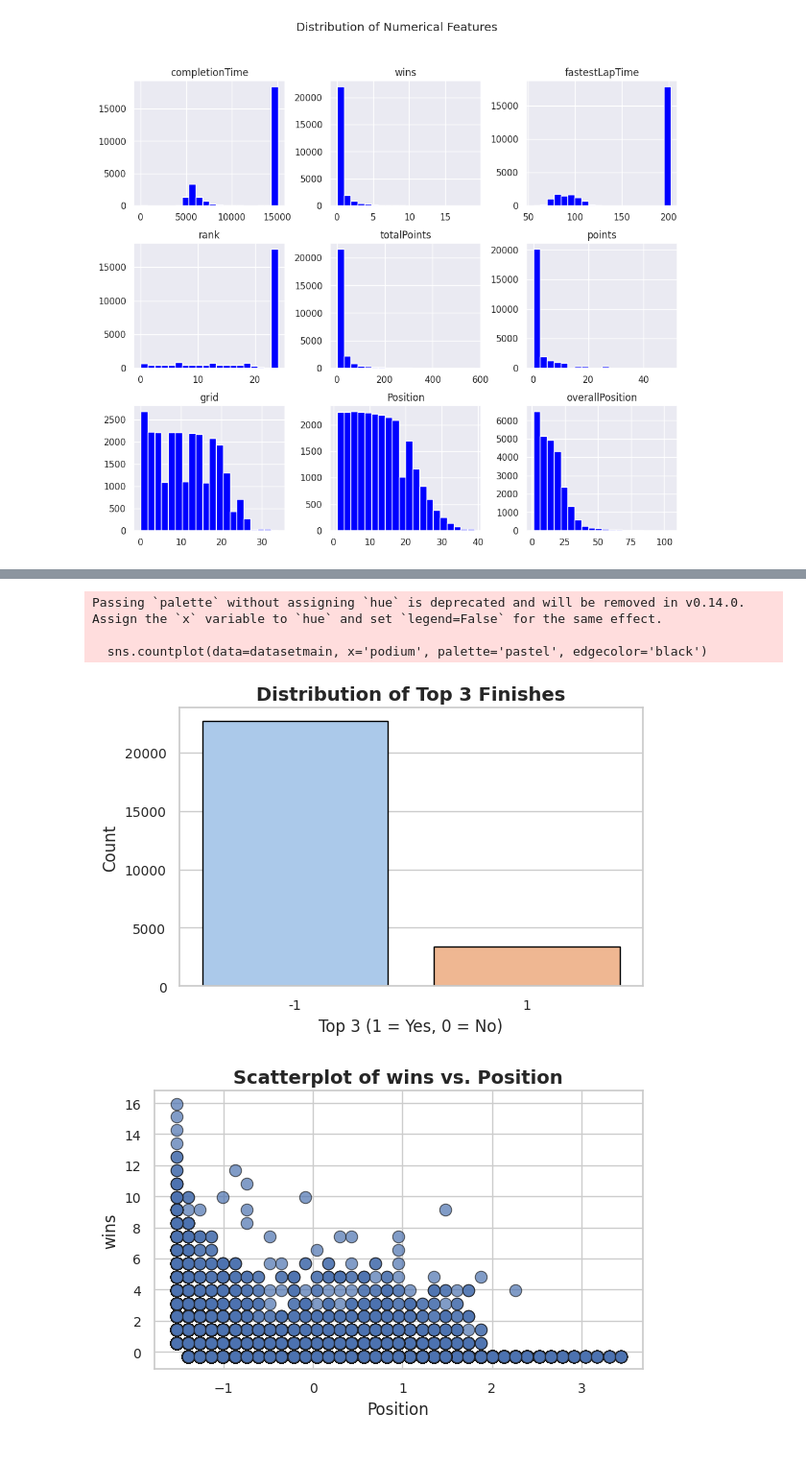
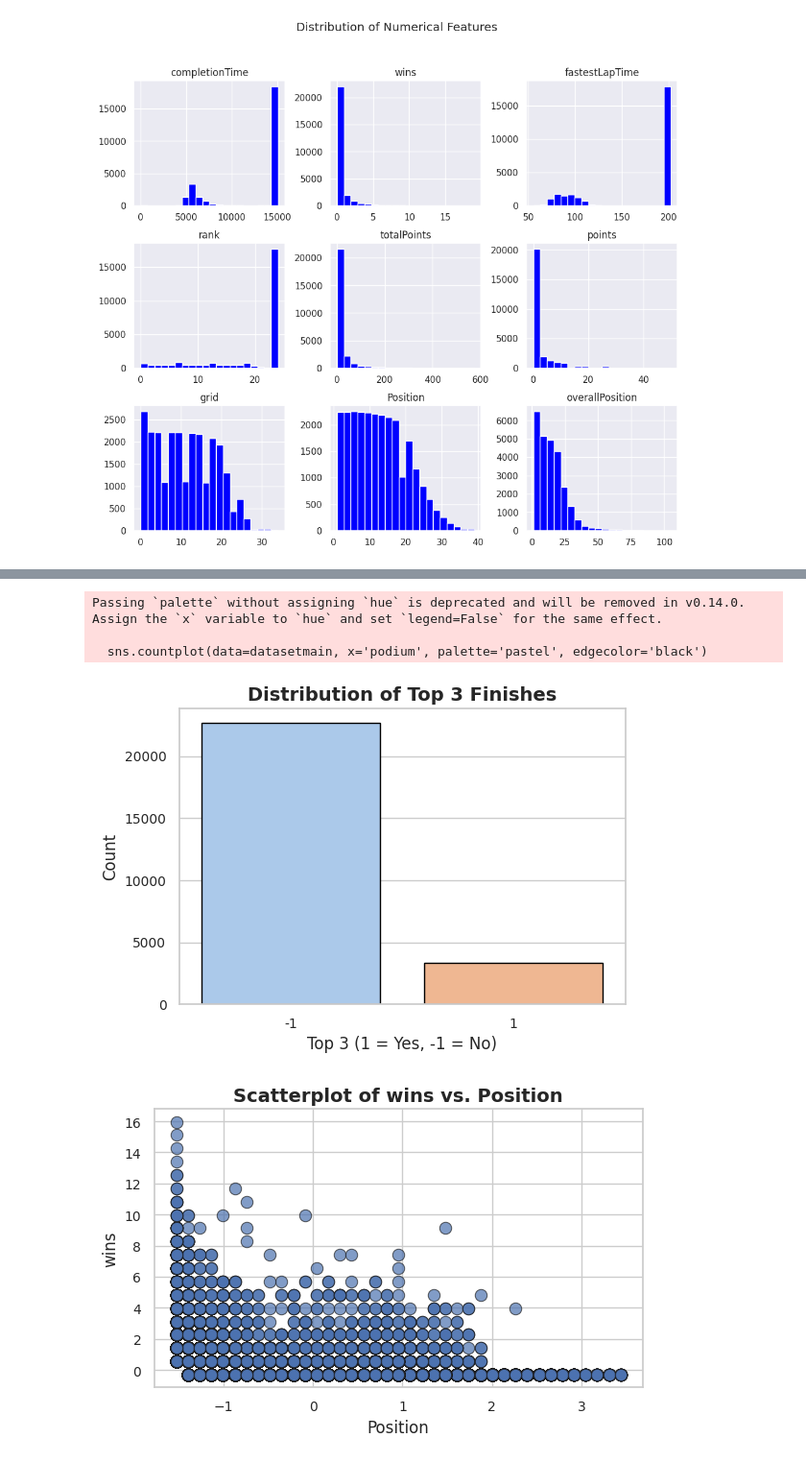
Before and after one commit to Frost-04/ML-model-on-F1-Dataset-to-predict-podium-using-SVM, a Jupyter notebook: Formula_1_Classification.ipynb, the cells around one changed output, grey strips where cells are left out. Shown at 96% size. Drawn from its saved outputs; the diff is of its cells as text; code cells hidden in the pictures.

```diff
--- a/Formula_1_Classification.ipynb
+++ b/Formula_1_Classification.ipynb
@@ -341,7 +338,7 @@ final_dataset = pd.concat([scaled_columns_df, columns_excluded], axis=1)
 #final_dataset=final_dataset.drop(columns=['Position','overallPosition'])
 
 # Plot the heatmap
-sns.set(rc={'figure.figsize': (20, 15)})
+sns.set(rc={'figure.figsize': (18, 10)})
 sns.heatmap(final_dataset.corr(), annot=True, cmap='coolwarm')
 # %% [output]
 <Axes: >
@@ -349,30 +346,29 @@ sns.heatmap(final_dataset.corr(), annot=True, cmap='coolwarm')
 # %%
-# Visualize target distribution
-sns.set(style="whitegrid")  # Adds a clean, grid-like background for better readability
+# Visualizing the 'podium' distribution
+sns.set(style="whitegrid")
 
-# Create the count plot
-plt.figure(figsize=(6, 4))  # Smaller figure size for better presentation
+# Creating
+plt.figure(figsize=(6, 4))
 sns.countplot(data=datasetmain, x='podium', palette='pastel', edgecolor='black')
 
-# Customize the title and labels
 plt.title("Distribution of Top 3 Finishes", fontsize=14, fontweight='bold')
-plt.xlabel("Top 3 (1 = Yes, 0 = No)", fontsize=12)
+plt.xlabel("Top 3 (1 = Yes, -1 = No)", fontsize=12)
 plt.ylabel("Count", fontsize=12)
 
-# Adjust the tick label font size for better readability
+# Increase font size
 plt.xticks(fontsize=10)
 plt.yticks(fontsize=10)
 
 # Tight layout to prevent clipping of content
-plt.tight_layout()
+# plt.tight_layout()
 
 # Display the plot
 plt.show()
 # %% [output]
 Passing `palette` without assigning `hue` is deprecated and will be removed in v0.14.0. Assign the `x` variable to `hue` and set `legend=False` for the same effect.
 
   sns.countplot(data=datasetmain, x='podium', palette='pastel', edgecolor='black')
-[figure, old version]
+[figure, new version]
 # %%
 # List of columns to plot against 'Position'
 columns_to_plot = [ 'wins', 'totalPoints', 'points', 'overallPosition']
```
Also changed, not shown: parts of 17 cells of this notebook.
